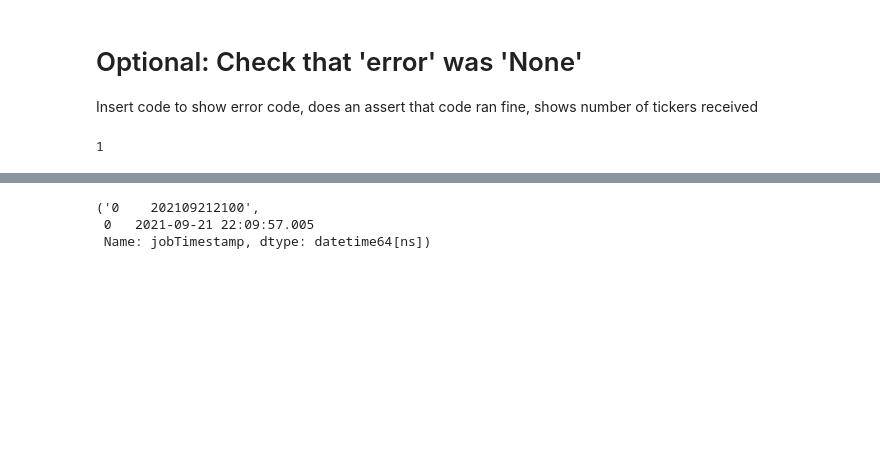
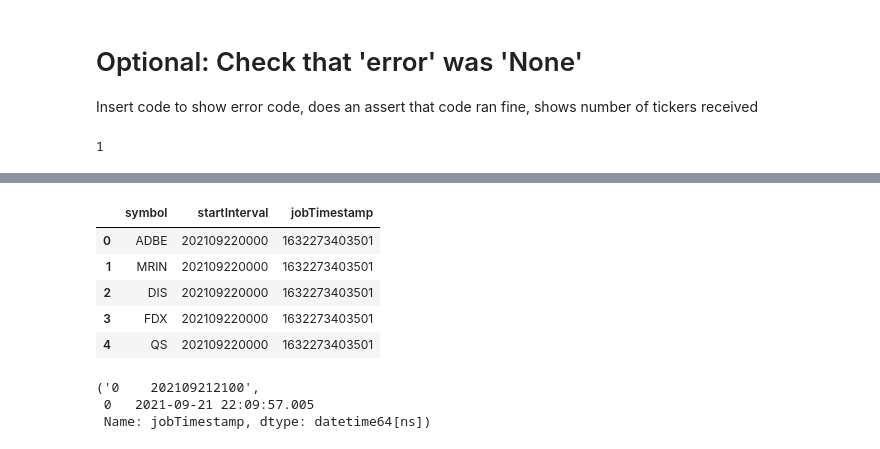
Before and after one commit to V-Villagomez/ETL-Stock-Trends, a Jupyter notebook: Notebooks/project2_yahoofinanceapi_yahoo_fin.ipynb, the cells around one changed output, grey strips where cells are left out. Saved outputs shown, nothing was run; the diff lists cells and outputs as text; code cells hidden in the pictures; blank space fills up the shorter version.

```diff
--- a/Notebooks/project2_yahoofinanceapi_yahoo_fin.ipynb
+++ b/Notebooks/project2_yahoofinanceapi_yahoo_fin.ipynb
@@ -93,3 +97,14 @@ response1_df.head()
+# %%
+response1_df['startInterval'] = response1['finance']['result'][0]['startInterval']
+response1_df['jobTimestamp'] = response1['finance']['result'][0]['jobTimestamp']
+response1_df.head()
+# %% [output]
+|  | symbol | startInterval | jobTimestamp |
+| 0 | ADBE | 202109220000 | 1632273403501 |
+| 1 | MRIN | 202109220000 | 1632273403501 |
+| 2 | DIS | 202109220000 | 1632273403501 |
+| 3 | FDX | 202109220000 | 1632273403501 |
+| 4 | QS | 202109220000 | 1632273403501 |
 # %%
 # Extraction of the timestamp, startInterval
 from datetime import datetime
```
Also changed, not shown: parts of 6 cells of this notebook.
